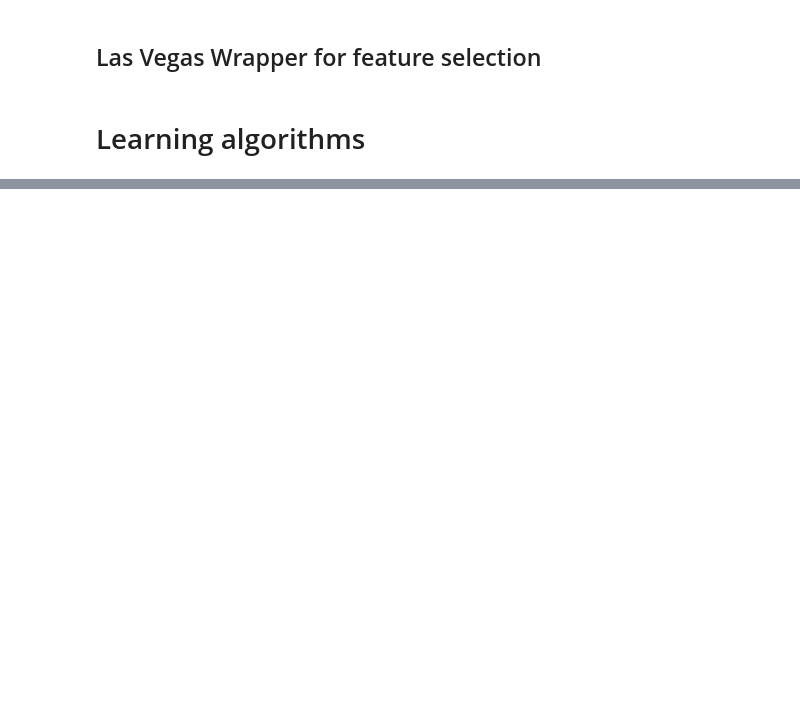
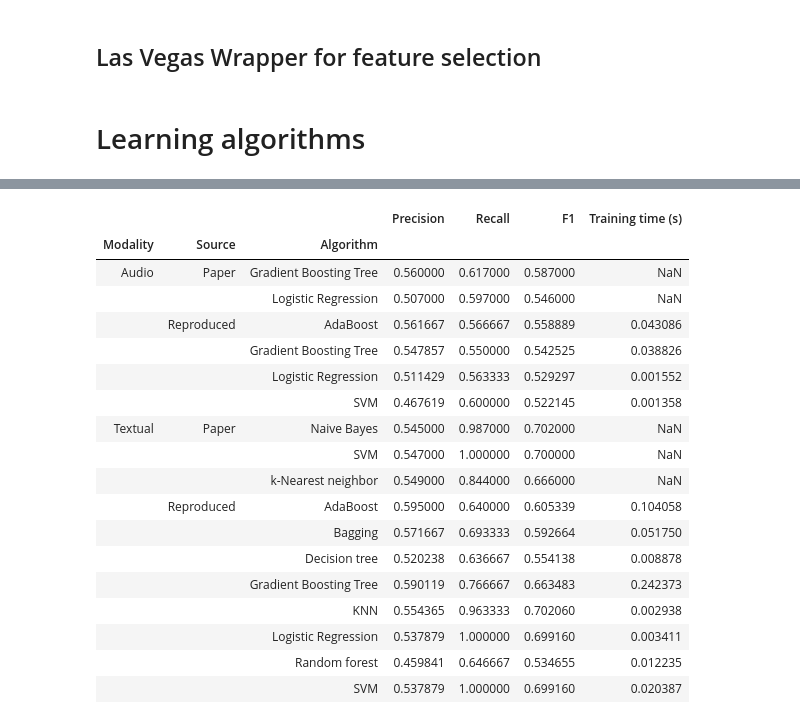
Before and after one commit to mrpip/ExperimentDesign_ex2_CoE, a Jupyter notebook: Audio & textual.ipynb, the cells around one changed output, grey strips where cells are left out. Cells and saved outputs as stored; diff of their text form; code cells hidden in the pictures; blank space fills up the shorter version.

Commit message:
table 2 finished (w/o LVW tho)

```diff
--- a/Audio & textual.ipynb
+++ b/Audio & textual.ipynb
@@ -77,13 +78,13 @@ def load_text(trainpath = "./data/CoE_dataset_icpr/Dev_Set/text_descriptors/tdf_
              testrefpath = "./data/CoE_dataset_icpr/Dev_Set/CoeDevelopmentTestdata.csv"):
     """ loads text dataset and returns train and test DFs"""
 
-    train = pd.read_csv(trainpath).T.dropna()
-    test = pd.read_csv(testpath).T.dropna()
+    train = pd.read_csv(trainpath).T.dropna().reset_index(drop=True)
+    test = pd.read_csv(testpath).T.dropna().reset_index(drop=True)
     trainref = pd.read_csv(trainrefpath).sort_values("file_name").reset_index(drop=True)
     testref = pd.read_csv(testrefpath).sort_values("file_name").reset_index(drop=True)
 
-    train = train.join(trainref).drop(columns=['movie_name'])
-    tes = test.join(testref).drop(columns=['movie_name'])
+    train = train.join(trainref).drop(columns=['movie_name', "file_name"])
+    tes = test.join(testref).drop(columns=['movie_name', "file_name"])
 
     return train, test
 # %%
@@ -91,4 +92,3 @@ audio_train, audio_test = load_audio()
 text_train, text_test = load_text()
 
 audio = audio_train.append(audio_test)
-text = text_train.append(text_test)
@@ -281,0 +273,22 @@ Gradient Boosting Tree |Paper |0.560000 |0.617000 |0.587000 |NaN |Audio
+# %%
+table2_train[table2_train['F1']>0.5]
+# %% [output]
+|  |  |  | Precision | Recall | F1 | Training time (s) |
+| Modality | Source | Algorithm |  |  |  |  |
+| Audio | Paper | Gradient Boosting Tree | 0.560000 | 0.617000 | 0.587000 | NaN |
+|  |  | Logistic Regression | 0.507000 | 0.597000 | 0.546000 | NaN |
+|  | Reproduced | AdaBoost | 0.561667 | 0.566667 | 0.558889 | 0.043086 |
+|  |  | Gradient Boosting Tree | 0.547857 | 0.550000 | 0.542525 | 0.038826 |
+|  |  | Logistic Regression | 0.511429 | 0.563333 | 0.529297 | 0.001552 |
+|  |  | SVM | 0.467619 | 0.600000 | 0.522145 | 0.001358 |
+| Textual | Paper | Naive Bayes | 0.545000 | 0.987000 | 0.702000 | NaN |
+|  |  | SVM | 0.547000 | 1.000000 | 0.700000 | NaN |
+|  |  | k-Nearest neighbor | 0.549000 | 0.844000 | 0.666000 | NaN |
+|  | Reproduced | AdaBoost | 0.595000 | 0.640000 | 0.605339 | 0.104058 |
+|  |  | Bagging | 0.571667 | 0.693333 | 0.592664 | 0.051750 |
+|  |  | Decision tree | 0.520238 | 0.636667 | 0.554138 | 0.008878 |
+|  |  | Gradient Boosting Tree | 0.590119 | 0.766667 | 0.663483 | 0.242373 |
+|  |  | KNN | 0.554365 | 0.963333 | 0.702060 | 0.002938 |
+|  |  | Logistic Regression | 0.537879 | 1.000000 | 0.699160 | 0.003411 |
+|  |  | Random forest | 0.459841 | 0.646667 | 0.534655 | 0.012235 |
+|  |  | SVM | 0.537879 | 1.000000 | 0.699160 | 0.020387 |
```
Also changed, not shown: parts of 6 cells of this notebook.
